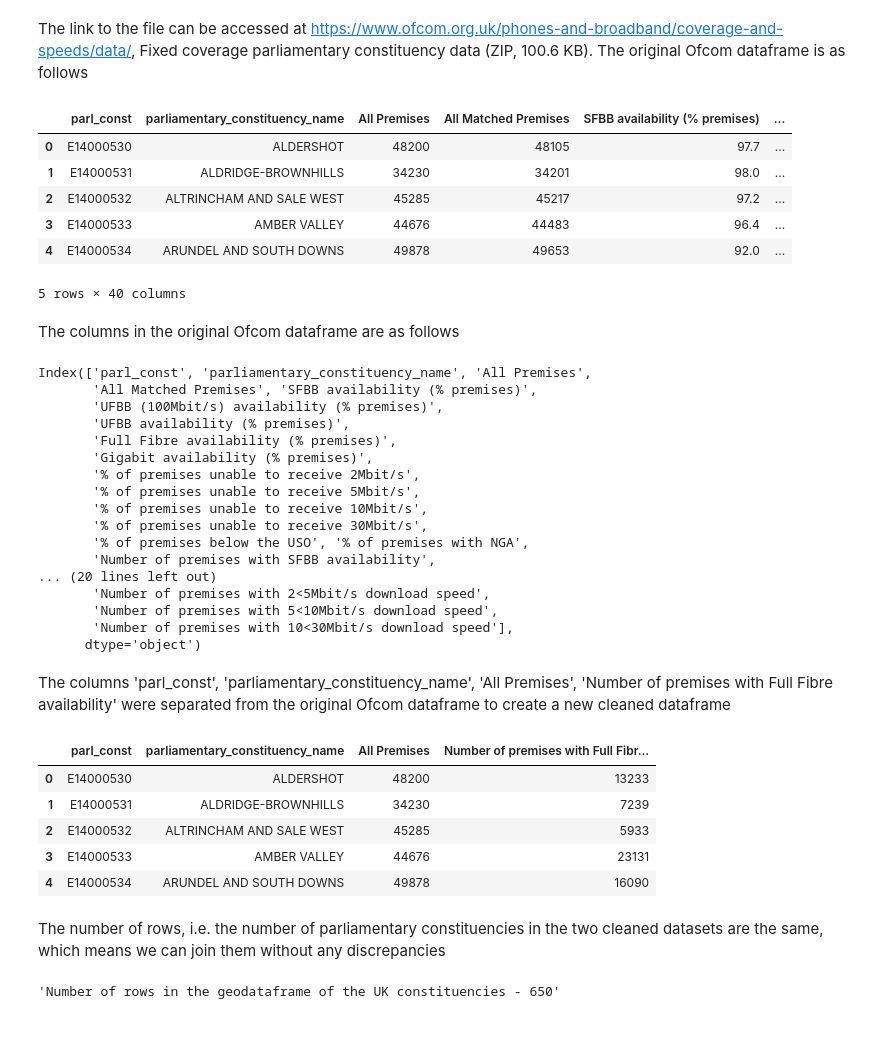
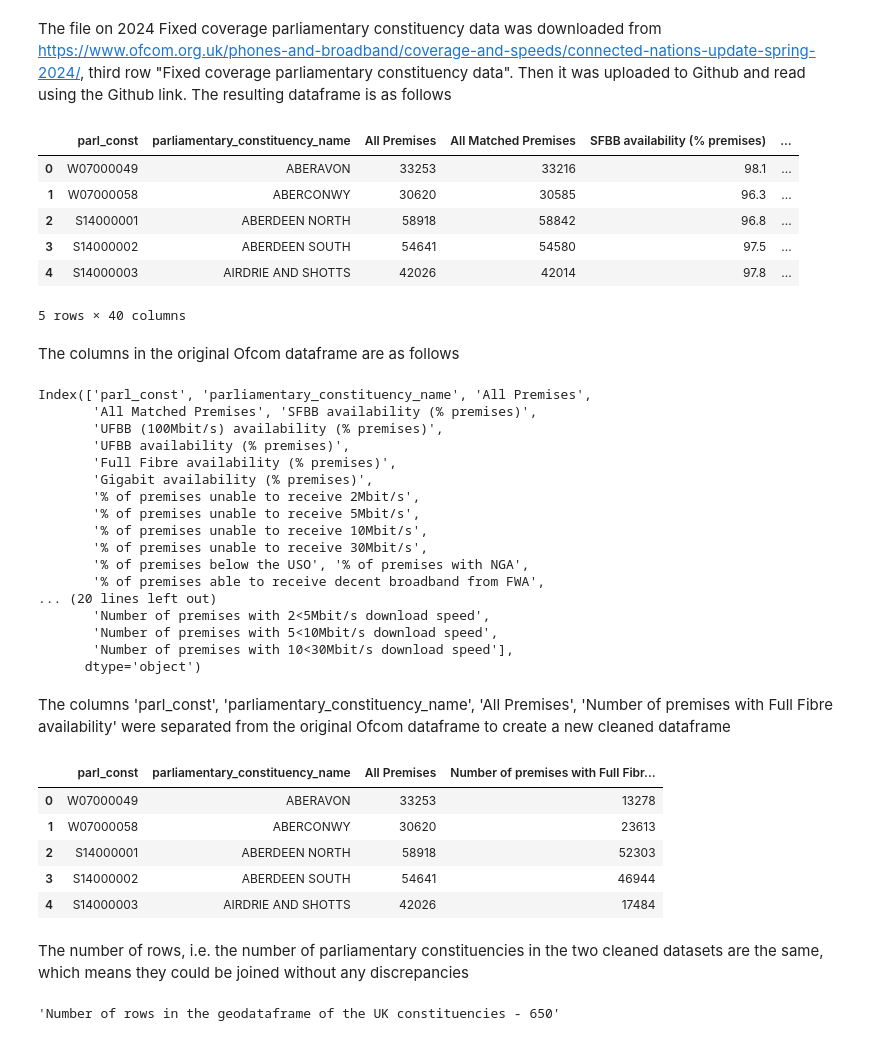
Before and after one commit to yuliiabosher/Fiber-optic-project, a Jupyter notebook: Parliamentary_constituencies_FTTP.ipynb, the cells around one changed output. Drawn from its saved outputs; the diff is of its cells as text; code cells hidden in the pictures.

```diff
--- a/Parliamentary_constituencies_FTTP.ipynb
+++ b/Parliamentary_constituencies_FTTP.ipynb
@@ -56,15 +50,16 @@ display(constituencies_cleaned.head())
 # %% [markdown]
-The link to the file can be accessed at https://www.ofcom.org.uk/phones-and-broadband/coverage-and-speeds/data/, Fixed coverage parliamentary constituency data (ZIP, 100.6 KB). The original Ofcom dataframe is as follows
+The file on 2024 Fixed coverage parliamentary constituency data was downloaded from https://www.ofcom.org.uk/phones-and-broadband/coverage-and-speeds/connected-nations-update-spring-2024/, third row "Fixed coverage parliamentary constituency data". Then it was uploaded to Github and read using the Github link. The resulting dataframe is as follows
 # %%
-ofcom = pd.read_csv("https://raw.githubusercontent.com/yuliiabosher/Fiber-optic-project/refs/heads/parliamentary-constituencies/202209_fixed_pcon_coverage_r02.csv",encoding="latin")
+ofcom = pd.read_csv("https://raw.githubusercontent.com/yuliiabosher/Fiber-optic-project/refs/heads/parliamentary-constituencies/202401_fixed_pcon_coverage_r01.csv", \
+encoding="latin")
 display(ofcom.head())
 # %% [output]
 |  | parl_const | parliamentary_constituency_name | All Premises | All Matched Premises | SFBB availability (% premises) | ... |
-| 0 | E14000530 | ALDERSHOT | 48200 | 48105 | 97.7 | ... |
-| 1 | E14000531 | ALDRIDGE-BROWNHILLS | 34230 | 34201 | 98.0 | ... |
-| 2 | E14000532 | ALTRINCHAM AND SALE WEST | 45285 | 45217 | 97.2 | ... |
-| 3 | E14000533 | AMBER VALLEY | 44676 | 44483 | 96.4 | ... |
-| 4 | E14000534 | ARUNDEL AND SOUTH DOWNS | 49878 | 49653 | 92.0 | ... |
+| 0 | W07000049 | ABERAVON | 33253 | 33216 | 98.1 | ... |
+| 1 | W07000058 | ABERCONWY | 30620 | 30585 | 96.3 | ... |
+| 2 | S14000001 | ABERDEEN NORTH | 58918 | 58842 | 96.8 | ... |
+| 3 | S14000002 | ABERDEEN SOUTH | 54641 | 54580 | 97.5 | ... |
+| 4 | S14000003 | AIRDRIE AND SHOTTS | 42026 | 42014 | 97.8 | ... |
 5 rows × 40 columns
 # %% [markdown]
 The columns in the original Ofcom dataframe are as follows
@@ -82,7 +77,7 @@ Index(['parl_const', 'parliamentary_constituency_name', 'All Premises',
        '% of premises unable to receive 10Mbit/s',
        '% of premises unable to receive 30Mbit/s',
        '% of premises below the USO', '% of premises with NGA',
-       'Number of premises with SFBB availability',
+       '% of premises able to receive decent broadband from FWA',
 ... (20 lines left out)
        'Number of premises with 2<5Mbit/s download speed',
        'Number of premises with 5<10Mbit/s download speed',
@@ -95,13 +90,13 @@ ofcom_full_fibre = ofcom[['parl_const', 'parliamentary_constituency_name','All P
 display(ofcom_full_fibre.head())
 # %% [output]
 |  | parl_const | parliamentary_constituency_name | All Premises | Number of premises with Full Fibr... |
-| 0 | E14000530 | ALDERSHOT | 48200 | 13233 |
-| 1 | E14000531 | ALDRIDGE-BROWNHILLS | 34230 | 7239 |
-| 2 | E14000532 | ALTRINCHAM AND SALE WEST | 45285 | 5933 |
-| 3 | E14000533 | AMBER VALLEY | 44676 | 23131 |
-| 4 | E14000534 | ARUNDEL AND SOUTH DOWNS | 49878 | 16090 |
+| 0 | W07000049 | ABERAVON | 33253 | 13278 |
+| 1 | W07000058 | ABERCONWY | 30620 | 23613 |
+| 2 | S14000001 | ABERDEEN NORTH | 58918 | 52303 |
+| 3 | S14000002 | ABERDEEN SOUTH | 54641 | 46944 |
+| 4 | S14000003 | AIRDRIE AND SHOTTS | 42026 | 17484 |
 # %% [markdown]
-The number of rows, i.e. the number of parliamentary constituencies in the two cleaned datasets are the same, which means we can join them without any discrepancies
+The number of rows, i.e. the number of parliamentary constituencies in the two cleaned datasets are the same, which means they could be joined without any discrepancies
 # %%
 display(f'Number of rows in the geodataframe of the UK constituencies - {len(constituencies_cleaned)}')
 display(f'Number of rows in the Ofcom dataframe on Fill Fibre availability by constituency - {len(ofcom_full_fibre)}')
```
Also changed, not shown: parts of 19 cells of this notebook.
